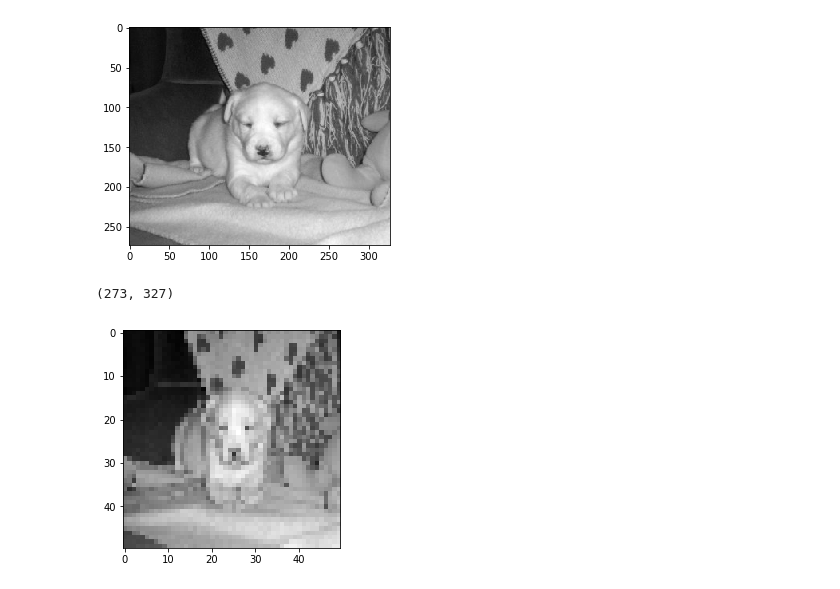
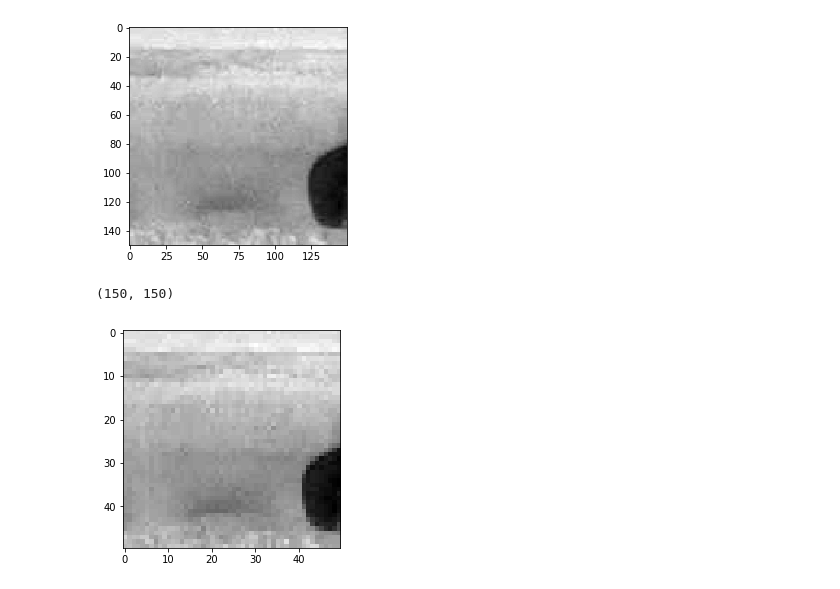
Before and after one commit to Shannendorf/Smart_Parking_BM01, a Jupyter notebook: loading_dataset.ipynb, the cells around one changed output. Saved outputs shown, nothing was run; the diff lists cells and outputs as text; code cells hidden in the pictures.

Commit message:
CNRPark CNN model

```diff
--- a/loading_dataset.ipynb
+++ b/loading_dataset.ipynb
@@ -1,26 +1,26 @@
 # %%
 import numpy as np
 import matplotlib.pyplot as plt
 import os
 import cv2
 
-DATADIR = "/home/shannen/Datasets/PetImages"
-CATEGORIES = ["Dog", "Cat"]
+DATADIR = "/home/shannen/Datasets/CNRPark_A"
+CATEGORIES = ["free", "busy"]
 
 for category in CATEGORIES:
-    path = os.path.join(DATADIR, category) # path to cats or dogs dir
+    path = os.path.join(DATADIR, category) # path to busy and free dir
     for img in os.listdir(path):
         img_array = cv2.imread(os.path.join(path,img), cv2.IMREAD_GRAYSCALE)
         plt.imshow(img_array, cmap="gray")
         plt.show()
         break
     break
 # %% [output]
-[figure, old version]
+[figure, new version]
 # %%
 print(img_array.shape)
 # %% [output]
-(273, 327)
+(150, 150)
 # %%
 IMG_SIZE = 50
 
@@ -28,7 +28,7 @@ new_array = cv2.resize(img_array, (IMG_SIZE, IMG_SIZE))
 plt.imshow(new_array, cmap = 'gray')
 plt.show()
 # %% [output]
-[figure, old version]
+[figure, new version]
 # %%
 training_data = []
 
```
Also changed, not shown: parts of 4 cells of this notebook, 8 other files.
